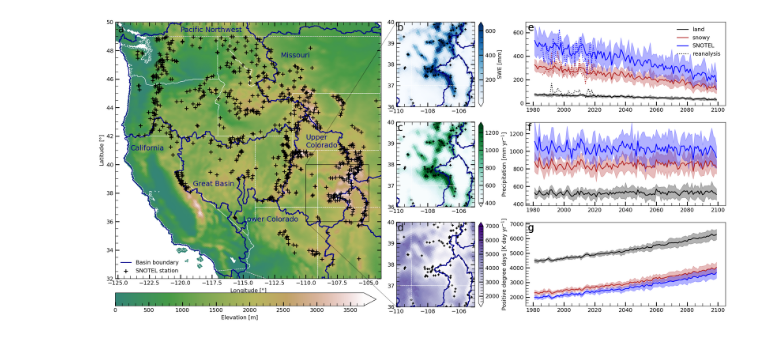
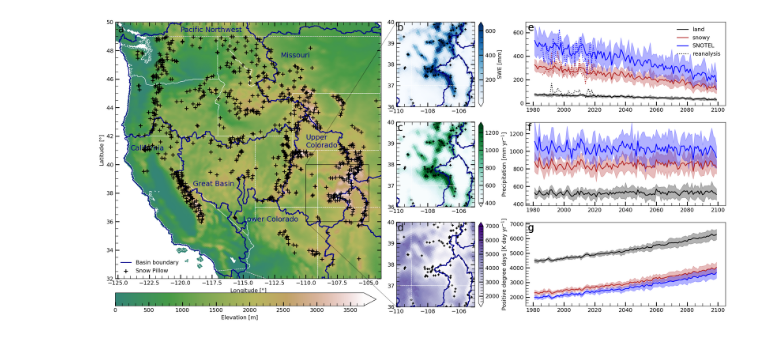
Before and after one commit to mariannecowherd/resilient-snowpack-estimation, a Jupyter notebook: code/fig1_fos-map.ipynb, the cells around one changed output. Cells and saved outputs as stored; diff of their text form; code cells hidden in the pictures.

```diff
--- a/code/fig1_fos-map.ipynb
+++ b/code/fig1_fos-map.ipynb
@@ -36,6 +37,16 @@ snotel_gdf = gpd.GeoDataFrame(data = {'site_name':snotelmeta.site_name,
                                      'startdt':snotelmeta.startdt}, geometry = gpd.points_from_xy(snotelmeta.lon, snotelmeta.lat))
 snotel_no_ak = snotel_gdf[snotel_gdf.state != "AK"]
 
+cdecmeta = pd.read_csv('/pscratch/sd/c/cowherd/cdecmeta.csv')
+cdecmeta = cdecmeta[cdecmeta['ID'] != 'TST']
+
+cdec_gdf = gpd.GeoDataFrame(data = {'site_name':cdecmeta['Station Name'],
+                                     'elev': cdecmeta['ElevationFeet'],
+                                     'site_number':cdecmeta.index,
+                                     'state':cdecmeta.index,
+                                     'namestr':cdecmeta.ID,
+                                     'startdt':cdecmeta.index}, geometry = gpd.points_from_xy(cdecmeta.Longitude, cdecmeta.Latitude))
+
 world = gpd.read_file(gpd.datasets.get_path('naturalearth_lowres'))
 huc2 = gpd.read_file(f'{basedir}data/huc2.shp')
 coords = xr.open_dataset(f'{coorddir}wrfinput_d02')
@@ -43,6 +54,18 @@ states = gpd.read_file(f'{basedir}data/cb_2018_us_state_5m.shp')
 ## ucla annual maximum extracted data
 maxfiles = glob.glob(ucladir + 'max_values_*.nc')
 data = xr.open_mfdataset(maxfiles, combine = 'nested', concat_dim = 'year')
+
+pillows = gpd.pd.concat([snotel_no_ak, cdec_gdf], ignore_index = True)
+pillows = gpd.GeoDataFrame(pillows, geometry='geometry', crs=pillows.crs)
+def assign_source(state):
+    if type(state) == int:
+        return 'CDEC'
+    elif type(state) == str:
+        return 'SNOTEL'
+    else:
+        return None
+
+pillows['network'] = pillows['state'].apply(assign_source)
 # %%
 ## for the UCLA data, the grids are based on degrees so we must area-weight by latitude
 pixel_size_deg = 0.004444
@@ -144,7 +167,8 @@ cbar.set_label('Elevation [m]')
 
 world.boundary.plot(ax=ax_large, linewidth =1, color = 'gray', alpha = 0.7, linestyle = '--')
 huc2.boundary.plot(ax=ax_large, linewidth = 2, color = basincolor, label = 'Basin boundary', zorder =3 )
-snotel_no_ak.plot(ax=ax_large, marker = '+', markersize = 100, color = sncolor, label = 'SNOTEL station', zorder = 4)
+pillows.plot(ax=ax_large, marker = '+', markersize = 100, color = sncolor, label = 'Snow Pillow', zorder = 4)
+#snotel_no_ak.plot(ax=ax_large, marker = '+', markersize = 100, color = sncolor, label = 'SNOTEL station', zorder = 4)
 states.boundary.plot(ax=ax_large, linewidth =1, color = 'white', alpha = 1, linestyle = '--')
 
 for entry in basinlabels:
@@ -164,7 +188,7 @@ for key, info in data.items():
 
     axins = ax_large.inset_axes([1.04, 0.67 - 0.39 * idx, 0.33, 0.33])
     cb = axins.pcolormesh(coords['XLONG'][0], coords['XLAT'][0], dataset, cmap = cmap, vmin = vmin, vmax = vmax)
-    snotel_no_ak.plot(ax=axins, marker = '+',color = sncolor)
+    pillows.plot(ax=axins, marker = '+',color = sncolor)
     axins.set_xlim(x1, x2)
     axins.set_ylim(y1, y2)
     if LETTERLABELS: label_axis(axins, chr(ord('`') + j + 2))
@@ -200,32 +224,32 @@ for key, info in data.items():
         time_series = ts[category][tskey]
         mean = np.mean(time_series, axis=0)[1:-1]
         std = np.std(time_series, axis=0)[1:-1]
         axs_small[j].fill_between(years, mean - std, mean + std, color=color, alpha=0.3)
         axs_small[j].plot(years,mean, color=color, label=catlabel)
         axs_small[j].yaxis.tick_left()
         axs_small[j].yaxis.set_label_position('left')
         axs_small[j].xaxis.set_ticks_position('bottom')
         if LETTERLABELS: label_axis(axs_small[j], chr(ord('`') + j + 5))
 
     if key == 'swe':
         axs_small[j].plot(ucladf.index, ucladf.ts_snowy * 1000, linestyle = ':', color = catcolors[1])
         axs_small[j].plot(ucladf.index, ucladf.ts_land * 1000, linestyle = ':', color = catcolors[0], label = 'reanalysis')
         axs_small[j].plot(ucla_years, ucla_snotel_m_ts, linestyle = ':', color = catcolors[2])
 
     axs_small[j].set_ylim((plotranges[key][0], plotranges[key][1]))
     # axs_small[j].set_ylabel(label)
     axs_small[0].legend(frameon = False, ncol =1)
     j+=1
 
 
 ax_large.set_xlabel(r'Longitude [$\degree$]')
 ax_large.set_ylabel(r'Latitude [$\degree$]')
 
 ax_large.set_xlim((-125.2,-104))
 ax_large.set_ylim((32,50))
 ax_large.legend(loc = 'lower left')
 
-plt.savefig(f'{basedir}figures/fig1.png')
+plt.savefig(f'../figures/fig1.png')
 plt.show()
 # %% [output]
-[figure, old version]
+[figure, new version]
```
Also changed, not shown: parts of 1 cell of this notebook, 4 other files.
